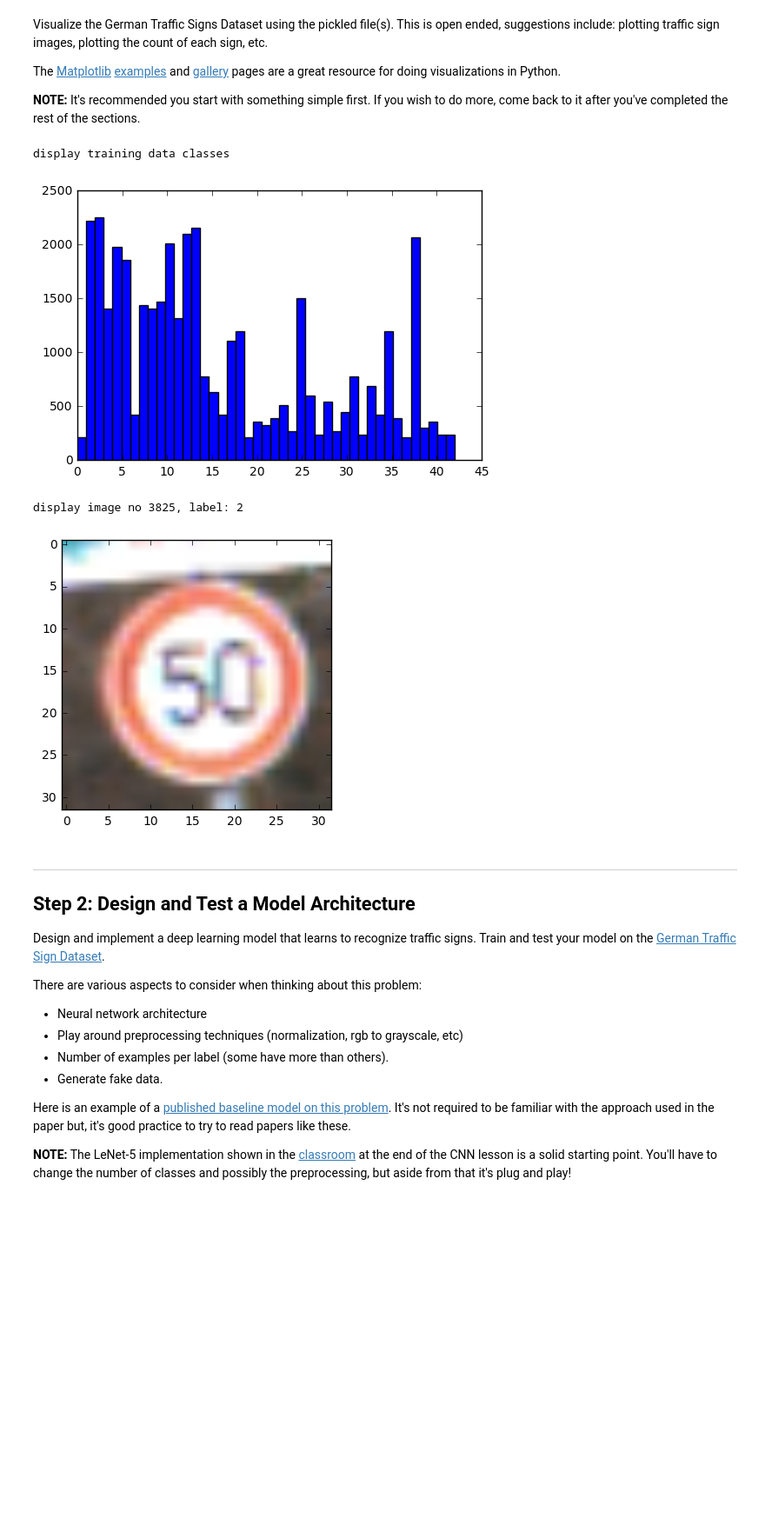
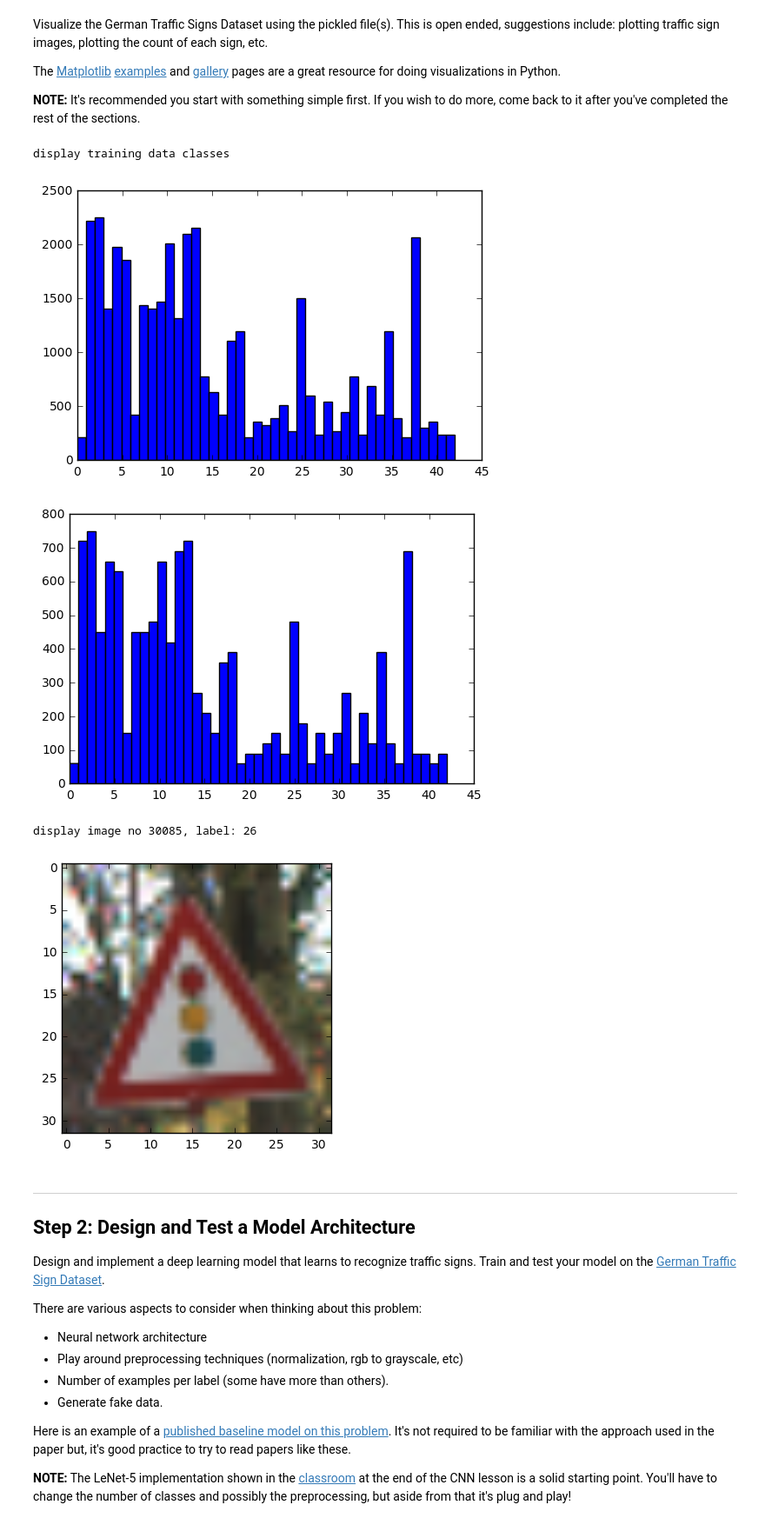
Before and after one commit to kuonanhong/CarND-Traffic-Sign-Classifier-Project, a Jupyter notebook: Traffic_Sign_Classifier.ipynb, the cells around one changed output. Shown at 87% size. Drawn from its saved outputs; the diff is of its cells as text; code cells hidden in the pictures; blank space fills up the shorter version.

```diff
--- a/Traffic_Sign_Classifier.ipynb
+++ b/Traffic_Sign_Classifier.ipynb
@@ -72,35 +72,37 @@ The [Matplotlib](http://matplotlib.org/) [examples](http://matplotlib.org/exampl
 import matplotlib.pyplot as plt
 import random
 # Visualizations will be shown in the notebook.
 %matplotlib inline
 
 def show_labels_histogram(labels):
     bins = len(set(labels))
     plt.hist(labels, bins=bins)
     plt.show()
 
 print('display training data classes')
 show_labels_histogram(y_train_orig)
 
+show_labels_histogram(y_test_orig)
 
 def display_image(img_data):
     plt.imshow(img_data)
     plt.show()
 
 def display_sample(images, labels, count=1):
     for i in range(count):
         rand_idx = random.randint(0, len(labels)-1)
         sample_img = images[rand_idx]
         sample_label = labels[rand_idx]
         print('display image no %d, label: %d' % (rand_idx, sample_label))
         display_image(sample_img)
 
 display_sample(X_train_orig, y_train_orig)
 # %% [output]
 display training data classes
 [figure]
+[figure, new version]
-display image no 3825, label: 2
+display image no 30085, label: 26
-[figure, old version]
+[figure, added]
 # %% [markdown]
 ----
 
```
Also changed, not shown: parts of 12 cells of this notebook, 4 other files.
